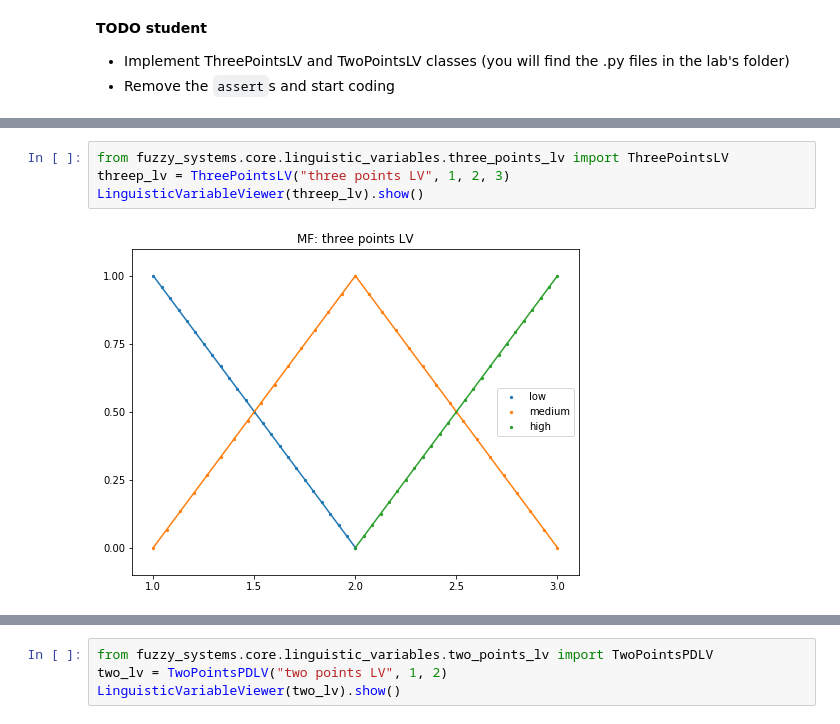
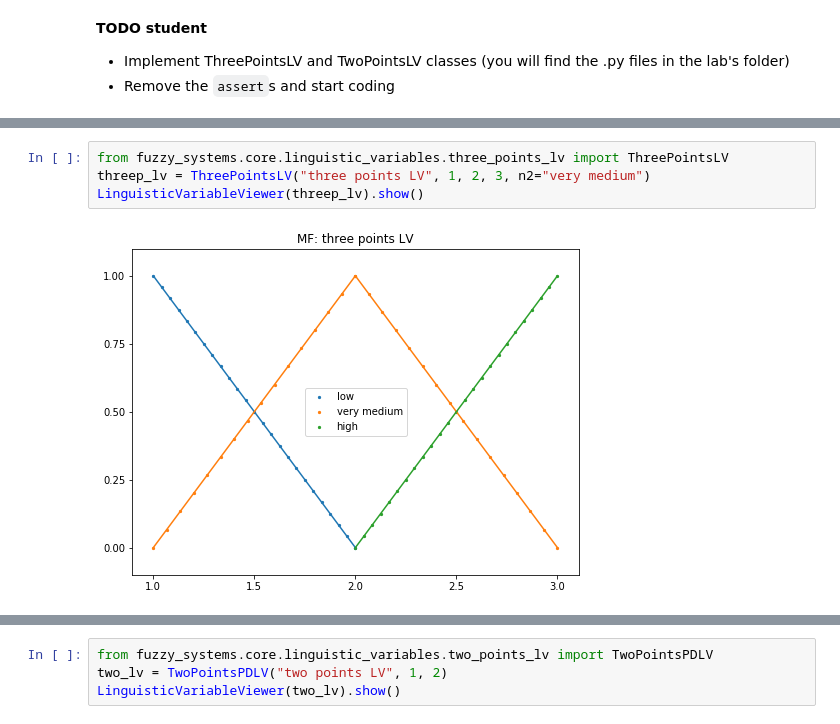
Before and after one commit to SachaKor/LFA-lab3, a Jupyter notebook: 020_linguistic_vars.ipynb, the cells around one changed output, grey strips where cells are left out. Saved outputs shown, nothing was run; the diff lists cells and outputs as text.

```diff
--- a/020_linguistic_vars.ipynb
+++ b/020_linguistic_vars.ipynb
@@ -135,10 +135,10 @@ class ThreePointsLV(LinguisticVariable):
         super().__init__(*args)
 # %%
 from fuzzy_systems.core.linguistic_variables.three_points_lv import ThreePointsLV
-threep_lv = ThreePointsLV("three points LV", 1, 2, 3)
+threep_lv = ThreePointsLV("three points LV", 1, 2, 3, n2="very medium")
 LinguisticVariableViewer(threep_lv).show()
 # %% [output]
-[figure, old version]
+[figure, new version]
 # %%
 !pygmentize fuzzy_systems/core/linguistic_variables/two_points_lv.py
 # %% [output]
```
Also changed, not shown: parts of 3 cells of this notebook, 5 other files.
